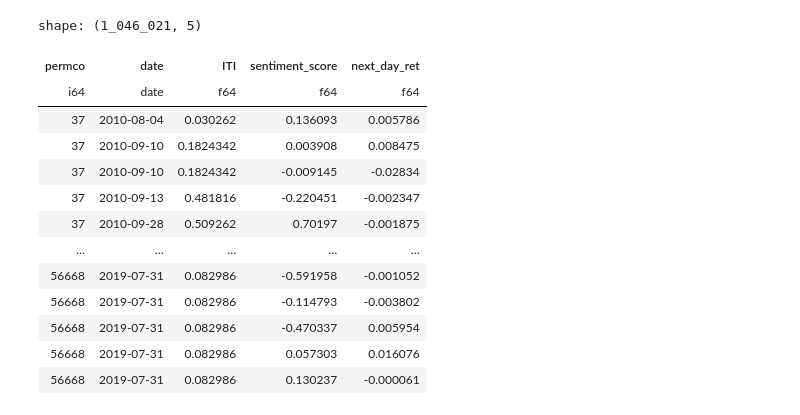
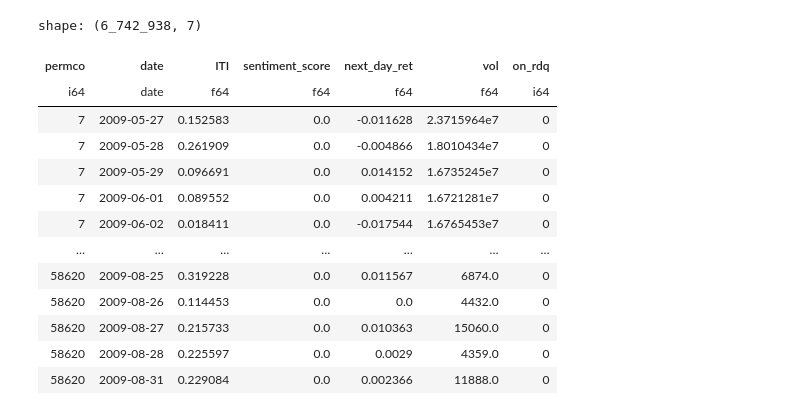
Before and after one commit to Wfiles/iti-8k-analysis, a Jupyter notebook: hypothesis_testing.ipynb, the cells around one changed output. Drawn from its saved outputs; the diff is of its cells as text; code cells hidden in the pictures.

```diff
--- a/hypothesis_testing.ipynb
+++ b/hypothesis_testing.ipynb
@@ -11,7 +30,7 @@ import polars as pl
 # --- Load and clean the data ---
 
 # Read the sentiment dataset and remove duplicate rows
-df_news = pl.read_csv("financial_sentiment_analysis.csv").unique()
+df_news = pl.read_csv("data/processed/financial_sentiment_analysis.csv").unique()
 
 # Read the processed news dataset and remove duplicates as well
 df = pl.read_csv("data/processed/final_news_data.csv").unique()
@@ -50,46 +69,46 @@ filter_df = (
              .drop_nulls(subset=["ITI(13D)", "next_day_ret"])
 )
 
 # Replace null sentiment columns with 0 before computing the score
 filter_df = filter_df.with_columns([
     pl.col("Positive").fill_null(0),
     pl.col("Negative").fill_null(0)
 ])
 
 # Compute sentiment score = Positive - Negative
 filter_df = filter_df.with_columns(
     (pl.col("Positive") - pl.col("Negative")).alias("sentiment_score")
 )
 
 # Keep only the relevant columns
 filter_df = filter_df.select([
-     "permco", "date", "ITI(13D)", "sentiment_score", "next_day_ret"
+     "permco", "date", "ITI(13D)", "sentiment_score", "next_day_ret", 'vol', 'on_rdq'
 ])
 
 # Convert date column to Date type
 filter_df = filter_df.with_columns(
     pl.col("date").str.strptime(pl.Date, "%Y-%m-%d").alias("date")
 )
 
 # Remove zeros in sentiment score
-filter_df = filter_df.filter(pl.col("sentiment_score") != 0)
+#filter_df = filter_df.filter(pl.col("sentiment_score") != 0)
 
 # Rename ITI column for easier access in statsmodels
 filter_df = filter_df.rename({"ITI(13D)": "ITI"})
 
 filter_df
 # %% [output]
-shape: (1_046_021, 5)
+shape: (6_742_938, 7)
-| permco | date | ITI | sentiment_score | next_day_ret |
-| i64 | date | f64 | f64 | f64 |
-| 37 | 2010-08-04 | 0.030262 | 0.136093 | 0.005786 |
-| 37 | 2010-09-10 | 0.1824342 | 0.003908 | 0.008475 |
-| 37 | 2010-09-10 | 0.1824342 | -0.009145 | -0.02834 |
-| 37 | 2010-09-13 | 0.481816 | -0.220451 | -0.002347 |
-| 37 | 2010-09-28 | 0.509262 | 0.70197 | -0.001875 |
-| … | … | … | … | … |
-| 56668 | 2019-07-31 | 0.082986 | -0.591958 | -0.001052 |
-| 56668 | 2019-07-31 | 0.082986 | -0.114793 | -0.003802 |
-| 56668 | 2019-07-31 | 0.082986 | -0.470337 | 0.005954 |
-| 56668 | 2019-07-31 | 0.082986 | 0.057303 | 0.016076 |
-| 56668 | 2019-07-31 | 0.082986 | 0.130237 | -0.000061 |
+| permco | date | ITI | sentiment_score | next_day_ret | vol | on_rdq |
+| i64 | date | f64 | f64 | f64 | f64 | i64 |
+| 7 | 2009-05-27 | 0.152583 | 0.0 | -0.011628 | 2.3715964e7 | 0 |
+| 7 | 2009-05-28 | 0.261909 | 0.0 | -0.004866 | 1.8010434e7 | 0 |
+| 7 | 2009-05-29 | 0.096691 | 0.0 | 0.014152 | 1.6735245e7 | 0 |
+| 7 | 2009-06-01 | 0.089552 | 0.0 | 0.004211 | 1.6721281e7 | 0 |
+| 7 | 2009-06-02 | 0.018411 | 0.0 | -0.017544 | 1.6765453e7 | 0 |
+| … | … | … | … | … | … | … |
+| 58620 | 2009-08-25 | 0.319228 | 0.0 | 0.011567 | 6874.0 | 0 |
+| 58620 | 2009-08-26 | 0.114453 | 0.0 | 0.0 | 4432.0 | 0 |
+| 58620 | 2009-08-27 | 0.215733 | 0.0 | 0.010363 | 15060.0 | 0 |
+| 58620 | 2009-08-28 | 0.225597 | 0.0 | 0.0029 | 4359.0 | 0 |
+| 58620 | 2009-08-31 | 0.229084 | 0.0 | 0.002366 | 11888.0 | 0 |
```
Also changed, not shown: parts of 19 cells of this notebook, 3 other files.
